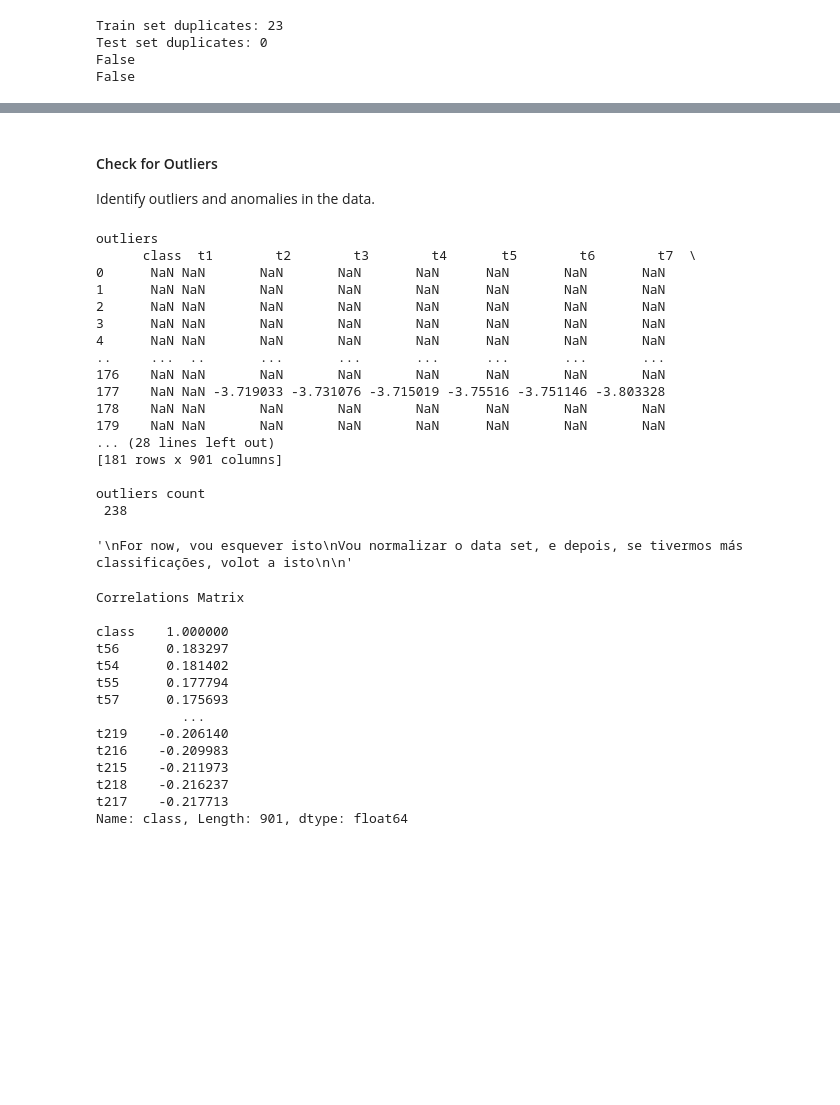
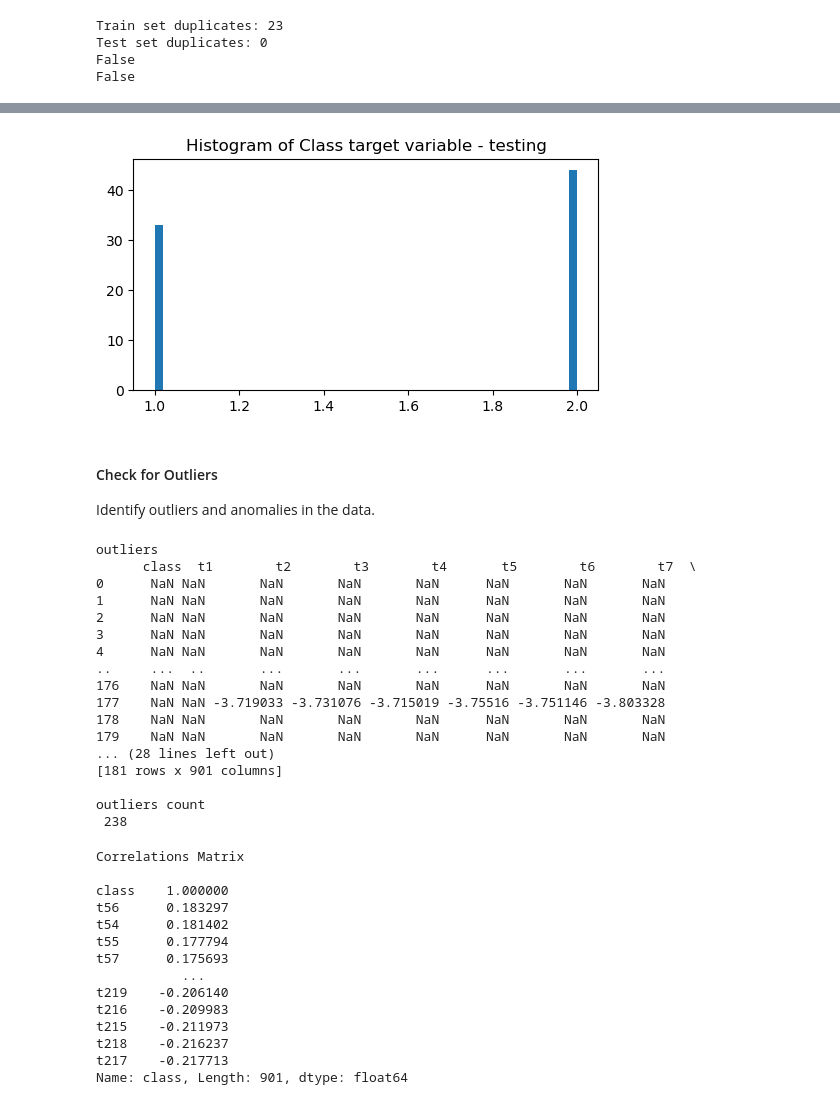
Before and after one commit to bodeborder/fcul-advanced-machine-learning, a Jupyter notebook: P2/AAA2324_P2_62931_54853.ipynb, the cells around one changed output, grey strips where cells are left out. Drawn from its saved outputs; the diff is of its cells as text; code cells hidden in the pictures; blank space fills up the shorter version.

```diff
--- a/P2/AAA2324_P2_62931_54853.ipynb
+++ b/P2/AAA2324_P2_62931_54853.ipynb
@@ -113,3 +131,11 @@ False
+# %%
+hist, bin_edges = np.histogram(df_testset.iloc[:, 0], bins=50) # all line for first column
+plt.figure(figsize=(6,3))
+plt.hist(df_testset.iloc[:, 0], bins=50)
+plt.title('Histogram of Class target variable - testing')
+plt.show()
+# %% [output]
+[figure, added]
 # %% [markdown]
 #### Check for Outliers
 Identify outliers and anomalies in the data.
@@ -129,11 +155,6 @@ num_outliers = outliers.count().sum()
 
 print(f"outliers \n {outliers} \n") # non null values represent the outliers
 print(f"outliers count \n {num_outliers} \n")
-'''
-For now, vou esquever isto
-Vou normalizar o data set, e depois, se tivermos más classificações, volot a isto
-
-'''
 # %% [output]
 outliers
       class  t1        t2        t3        t4       t5        t6        t7  \
@@ -152,7 +173,6 @@ outliers
 
 outliers count
  238
-'\nFor now, vou esquever isto\nVou normalizar o data set, e depois, se tivermos más classificações, volot a isto\n\n'
 # %%
 #creates a matrix of correlations
 corr_matrix = df_trainset.corr()
```
Also changed, not shown: parts of 54 cells of this notebook.
